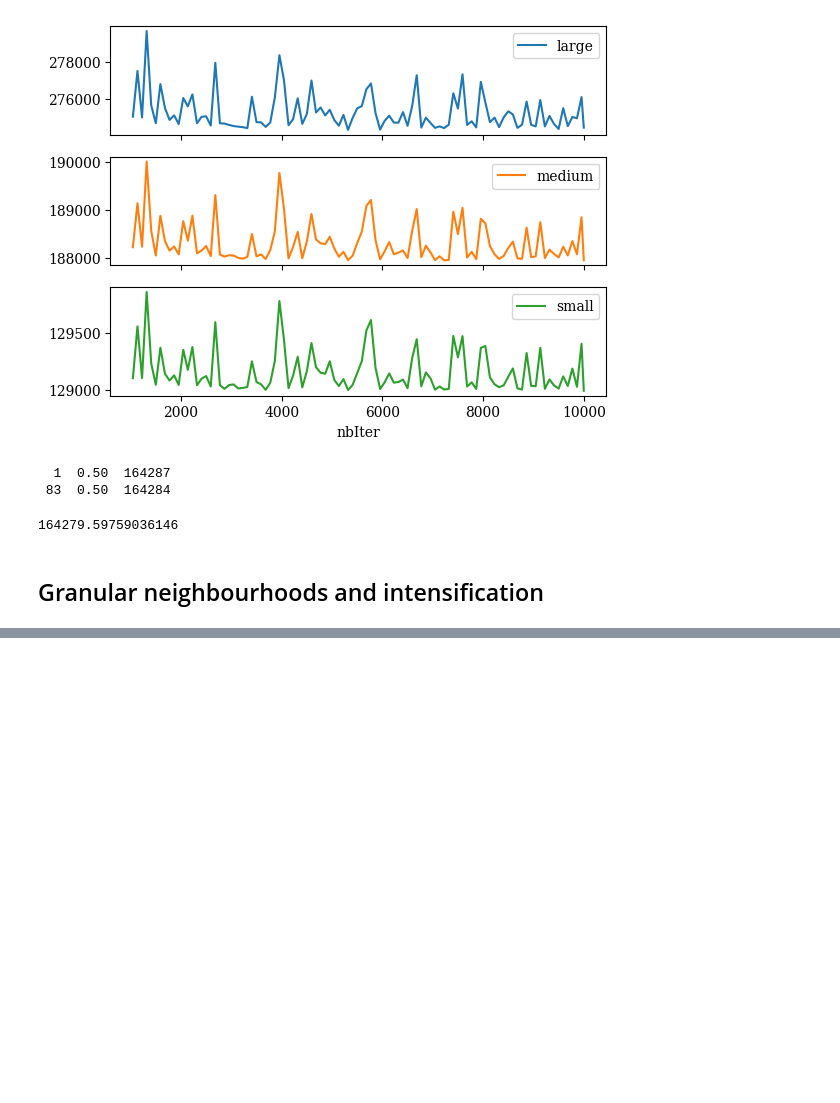
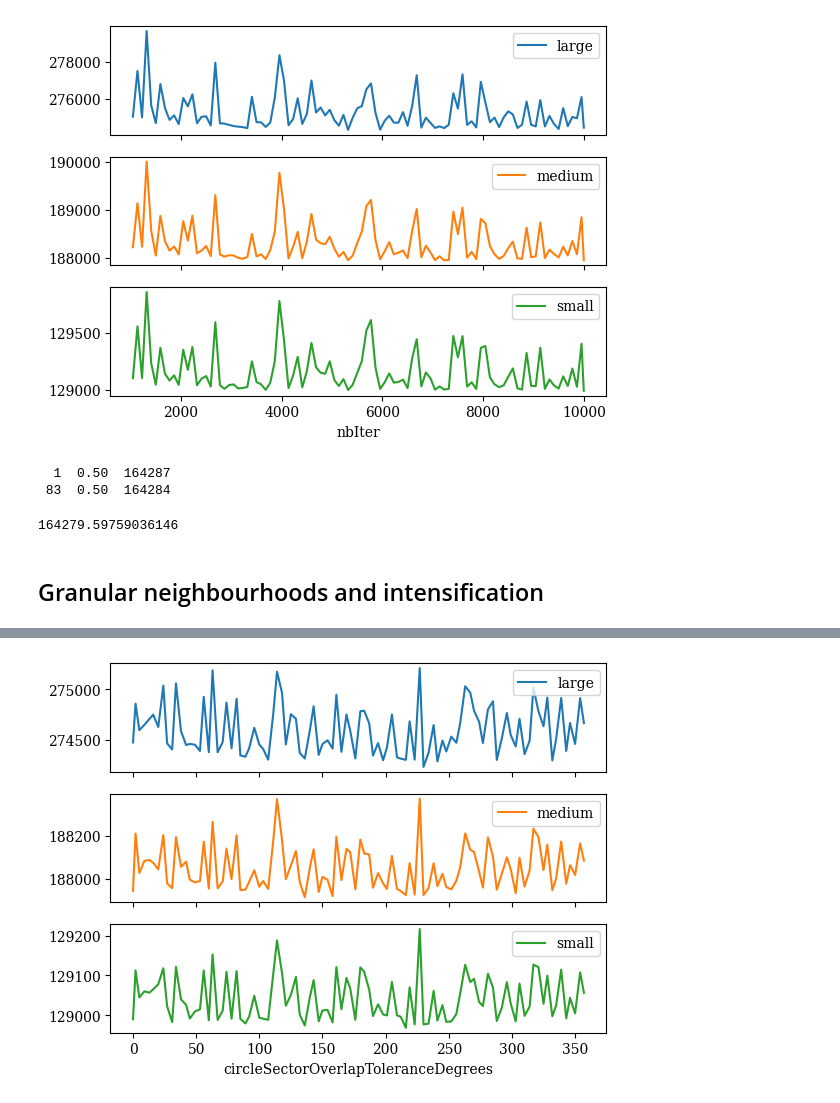
Before and after one commit to N-Wouda/Euro-NeurIPS-2022, a Jupyter notebook: notebooks/static-tuning.ipynb, the cells around one changed output, grey strips where cells are left out. Saved outputs shown, nothing was run; the diff lists cells and outputs as text; code cells hidden in the pictures; blank space fills up the shorter version.

```diff
--- a/notebooks/static-tuning.ipynb
+++ b/notebooks/static-tuning.ipynb
@@ -220,0 +253,4 @@ print(sum(num * val for num, val in best_per_group) / total)
+# %%
+df.cost.groupby([df["circleSectorOverlapToleranceDegrees"], df["size_group"]]).mean().unstack().plot(subplots=True);
+# %% [output]
+[figure, added]
```
Also changed, not shown: parts of 10 cells of this notebook, 2 other files.
